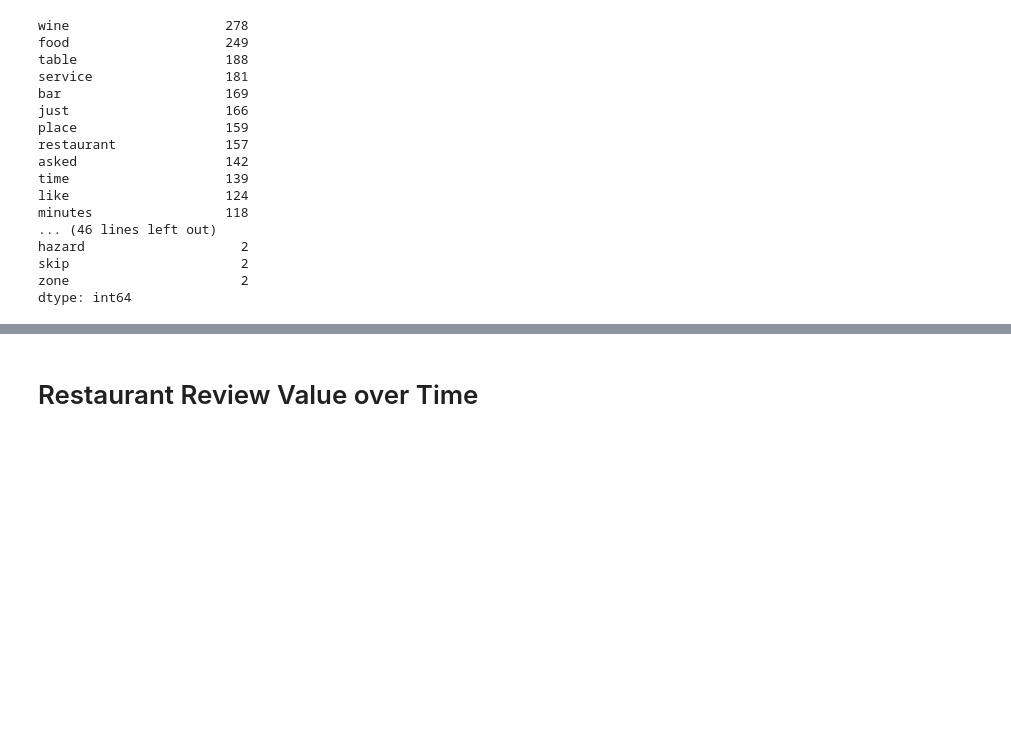
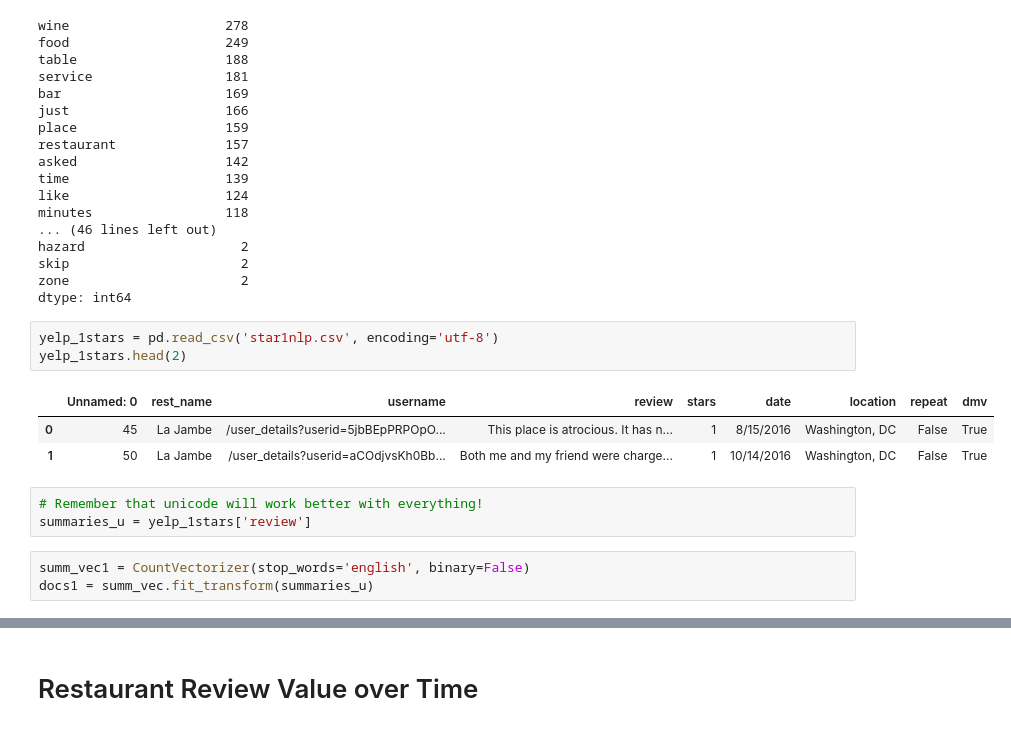
Before and after one commit to jerzeyguy384/nlpsideproject, a Jupyter notebook: yelp-dc-wine-analysis.ipynb, the cells around one changed output, grey strips where cells are left out. Saved outputs shown, nothing was run; the diff lists cells and outputs as text; blank space fills up the shorter version.

```diff
--- a/yelp-dc-wine-analysis.ipynb
+++ b/yelp-dc-wine-analysis.ipynb
@@ -703,3 +905,16 @@ hazard                    2
 skip                      2
 zone                      2
 dtype: int64
+# %%
+yelp_1stars = pd.read_csv('star1nlp.csv', encoding='utf-8')
+yelp_1stars.head(2)
+# %% [output]
+|  | Unnamed: 0 | rest_name | username | review | stars | date | location | repeat | dmv |
+| 0 | 45 | La Jambe | /user_details?userid=5jbBEpPRPOpO... | This place is atrocious. It has n... | 1 | 8/15/2016 | Washington, DC | False | True |
+| 1 | 50 | La Jambe | /user_details?userid=aCOdjvsKh0Bb... | Both me and my friend were charge... | 1 | 10/14/2016 | Washington, DC | False | True |
+# %%
+# Remember that unicode will work better with everything!
+summaries_u = yelp_1stars['review']
+# %%
+summ_vec1 = CountVectorizer(stop_words='english', binary=False)
+docs1 = summ_vec.fit_transform(summaries_u)
```
Also changed, not shown: parts of 45 cells of this notebook.
